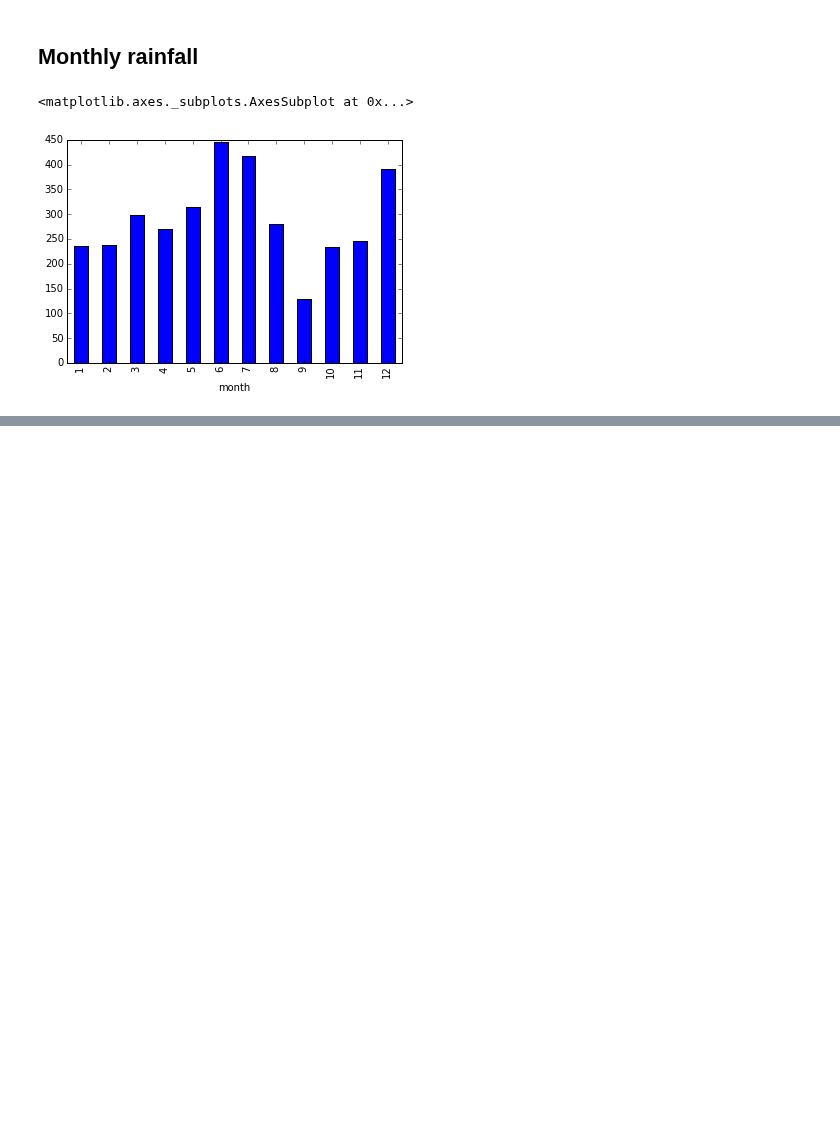
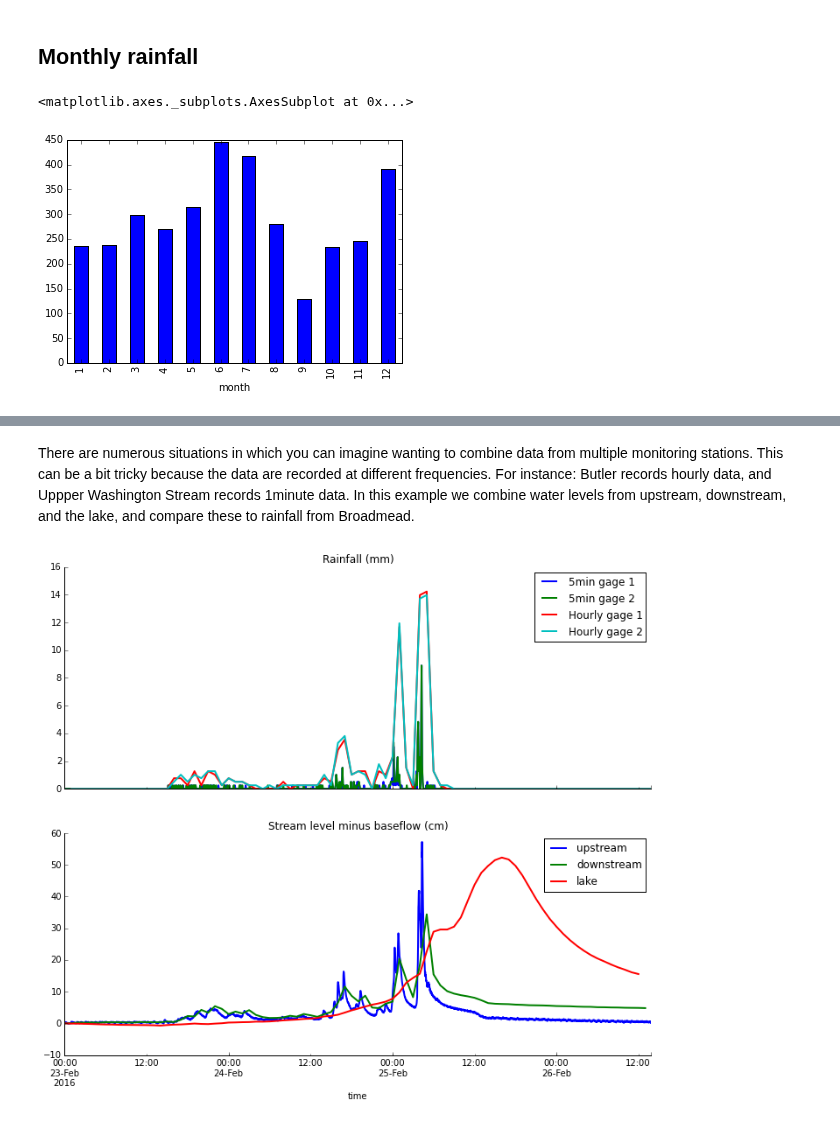
Before and after one commit to jsignell/intro-to-netcdf, a Jupyter notebook: Intro to Python.ipynb, the cells around one changed output, grey strips where cells are left out. Saved outputs shown, nothing was run; the diff lists cells and outputs as text; code cells hidden in the pictures; blank space fills up the shorter version.

Commit message:
Combine data from multiple sites

```diff
--- a/Intro to Python.ipynb
+++ b/Intro to Python.ipynb
@@ -84,7 +84,7 @@ plt.show()
 # %%
 fig, axes = plt.subplots(ncols=1, nrows=2, figsize=(12,6), sharex=True)
 variables = ['Rain_mm_3_Tot', 'VW']
-titles = ['Rainfall (mm)', 'Void Water (%)']
+titles = ['Rainfall (mm)', 'Volumetric Water (%)']
 colors = ['b','r']
 
 for var, ax, title, c in zip(variables, axes, titles, colors):
@@ -155,0 +158,2 @@ monthly_rainfall.plot.bar()
+# %% [markdown]
+There are numerous situations in which you can imagine wanting to combine data from multiple monitoring stations. This can be a bit tricky because the data are recorded at different frequencies. For instance: Butler records hourly data, and Uppper Washington Stream records 1minute data. In this example we combine water levels from upstream, downstream, and the lake, and compare these to rainfall from Broadmead.
@@ -155,0 +166,44 @@ monthly_rainfall.plot.bar()
+# %%
+data_url = 'http://hydromet-thredds.princeton.edu/thredds/dodsC/MonitoringStations/washington_met.nc'
+ds = xr.open_dataset(data_url)
+washington_lake_level_ds = ds['Lvl_cm_Avg'].sel(time=slice('2016-02-23', '2016-02-26'))
+washington_lake_level = washington_lake_level_ds.to_dataframe().drop(['lat','lon','station_name'], axis=1)
+ds.close()
+# %%
+data_url = 'http://hydromet-thredds.princeton.edu/thredds/dodsC/MonitoringStations/washington_up.nc'
+ds = xr.open_dataset(data_url)
+washington_up_level_ds = ds['Corrected_cm_Avg'].sel(time=slice('2016-02-23', '2016-02-26'))
+washington_up_level = washington_up_level_ds.to_dataframe().drop(['lat','lon','station_name'], axis=1)
+ds.close()
+# %%
+data_url = 'http://hydromet-thredds.princeton.edu/thredds/dodsC/MonitoringStations/washington_down.nc'
+ds = xr.open_dataset(data_url)
+washington_down_level_ds = ds['Corrected_cm_Avg'].sel(time=slice('2016-02-23', '2016-02-26'))
+washington_down_level = washington_down_level_ds.to_dataframe().drop(['lat','lon','station_name'], axis=1)
+ds.close()
+# %%
+fig, axes = plt.subplots(ncols=1, nrows=2, figsize=(12,10), sharex=True)
+
+for ax in axes:
+    # Hide the right and top spines
+    ax.spines['right'].set_visible(False)
+    ax.spines['top'].set_visible(False)
+
+    # Only show ticks on the left and bottom spines
+    ax.yaxis.set_ticks_position('left')
+    ax.xaxis.set_ticks_position('bottom')
+
+broadmead_rain.plot(ax=axes[0], linewidth=2)
+broadmead_rain.resample('1H', how='sum', label='right').plot(ax=axes[0], linewidth=2)
+axes[0].set_title('Rainfall (mm)')
+axes[0].legend(['5min gage 1','5min gage 2', 'Hourly gage 1', 'Hourly gage 2'])
+
+(washington_up_level-washington_up_level.iloc[0,0]).plot(ax=axes[1], linewidth=2)
+(washington_down_level-washington_down_level.iloc[0,0]).plot(ax=axes[1], linewidth=2)
+(washington_lake_level-washington_lake_level.iloc[0,0]).plot(ax=axes[1], linewidth=2)
+axes[1].set_title('Stream level minus baseflow (cm)')
+axes[1].legend(['upstream','downstream', 'lake'])
+plt.savefig('Rain and discharge.png')
+plt.show()
+# %% [output]
+[figure, added]
```
Also changed, not shown: parts of 5 cells of this notebook.
